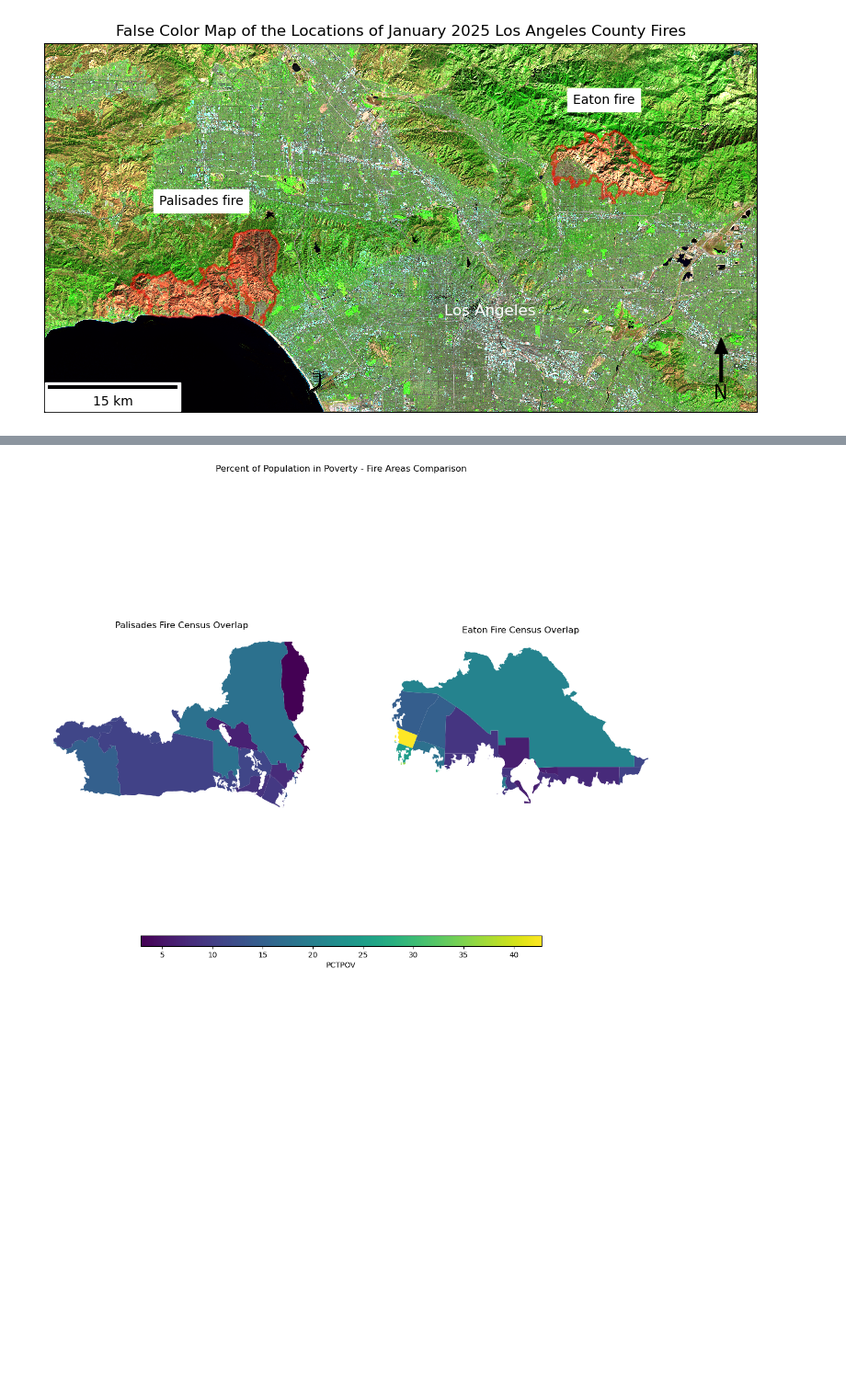
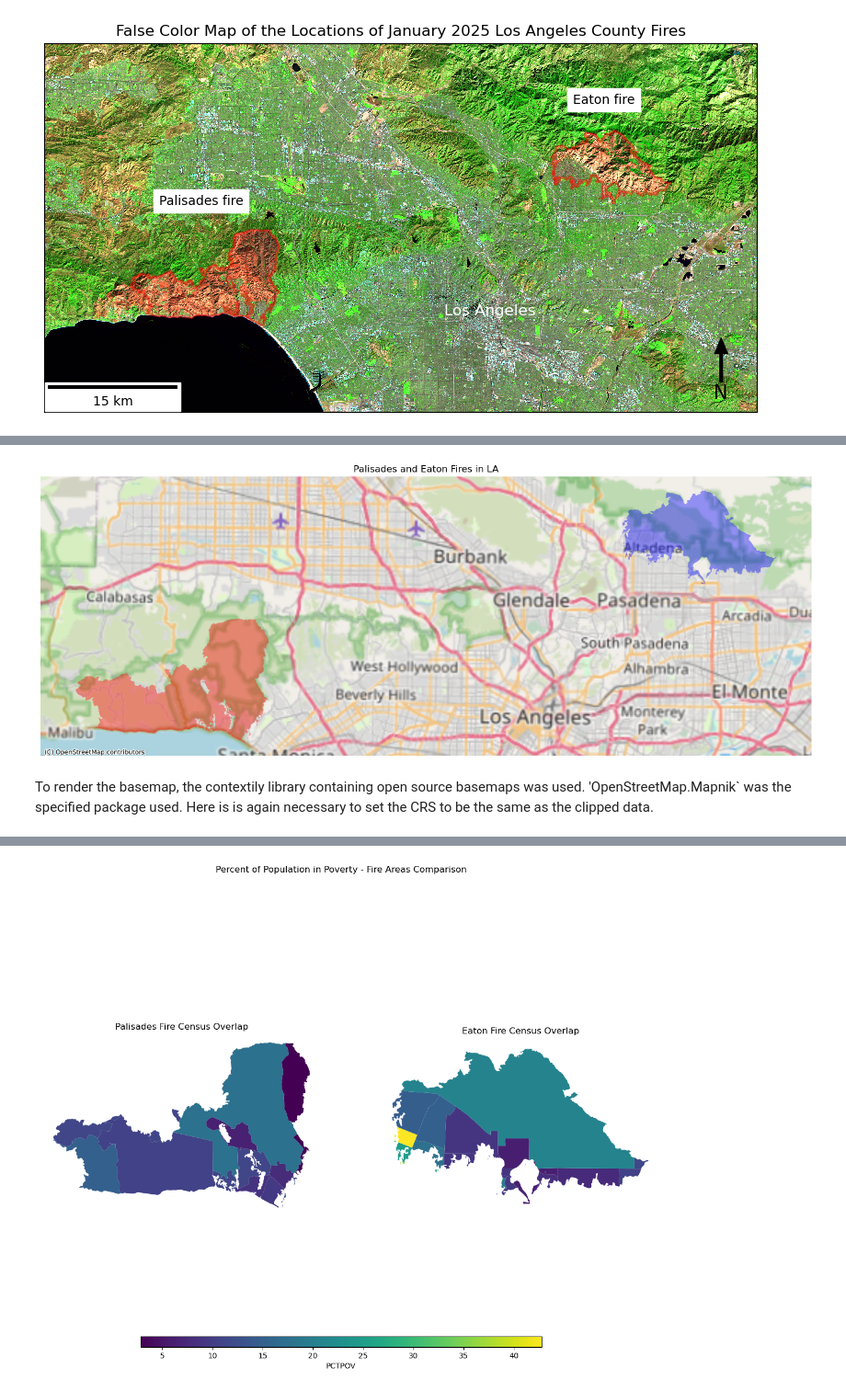
Before and after one commit to NatBonnet/NatBonnet.github.io, a Jupyter notebook: posts/la_fires/la_fires.ipynb, the cells around one changed output, grey strips where cells are left out. Shown at 92% size. Cells and saved outputs as stored; diff of their text form; code cells hidden in the pictures; blank space fills up the shorter version.

```diff
--- a/posts/la_fires/la_fires.ipynb
+++ b/posts/la_fires/la_fires.ipynb
@@ -209,33 +213,17 @@ Based on the map highlighting burned areas, it is apparent that the Palisades an
-# %%
-
-eji = eji.to_crs(crs = fires.crs)
 # %%
+eji = eji.to_crs(crs = palisade_perimeter.crs)
+
 # Spatial join
 palisade_soc = gpd.sjoin(left_df = eji,
-                        right_df = palisade,
+                        right_df = palisade_perimeter,
 how = 'inner')
 
 # Create geodf for the Eaton fire
 # Spatial join
-eaton_soc = gpd.sjoin(eji, eaton,
+eaton_soc = gpd.sjoin(eji, eaton_perimeter,
 how = 'inner')
 
 # Clip the census tracts overlapping palisades to the boundary of the fire
-palisade_clip = gpd.clip(eji, palisade)
+palisade_clip = gpd.clip(eji, palisade_perimeter)
 
-eaton_clip = gpd.clip(eji, eaton)
+eaton_clip = gpd.clip(eji, eaton_perimeter)
-# %%
-fig, ax = plt.subplots(1, 1, figsize=(14, 12))
-
-palisade.plot(ax=ax, color = "red", alpha = 0.4)
-
-eaton.plot(ax=ax, color = "blue", alpha = 0.4)
-# Add basemap using contextily
-ctx.add_basemap(ax, source=ctx.providers.OpenStreetMap.Mapnik, crs = palisade.crs)
-
-ax.set_title("Palisades and Eaton Fires in LA")
-
-ax.axis('off')
-
-plt.tight_layout()
-plt.show()
@@ -243,0 +233,19 @@ plt.show()
+# %%
+fig, ax = plt.subplots(1, 1, figsize=(14, 12))
+
+palisade_clip.plot(ax=ax, color = "red", alpha = 0.4)
+
+eaton_clip.plot(ax=ax, color = "blue", alpha = 0.4)
+# Add basemap using contextily
+ctx.add_basemap(ax, source=ctx.providers.OpenStreetMap.Mapnik, crs = palisade_clip.crs)
+
+ax.set_title("Palisades and Eaton Fires in LA")
+
+ax.axis('off')
+
+plt.tight_layout()
+plt.show()
+# %% [output]
+[figure, added]
+# %% [markdown]
+To render the basemap, the contextily library containing open source basemaps was used. 'OpenStreetMap.Mapnik` was the specified package used. Here is is again necessary to set the CRS to be the same as the clipped data.
```
Also changed, not shown: parts of 7 cells of this notebook, 6 other files.
